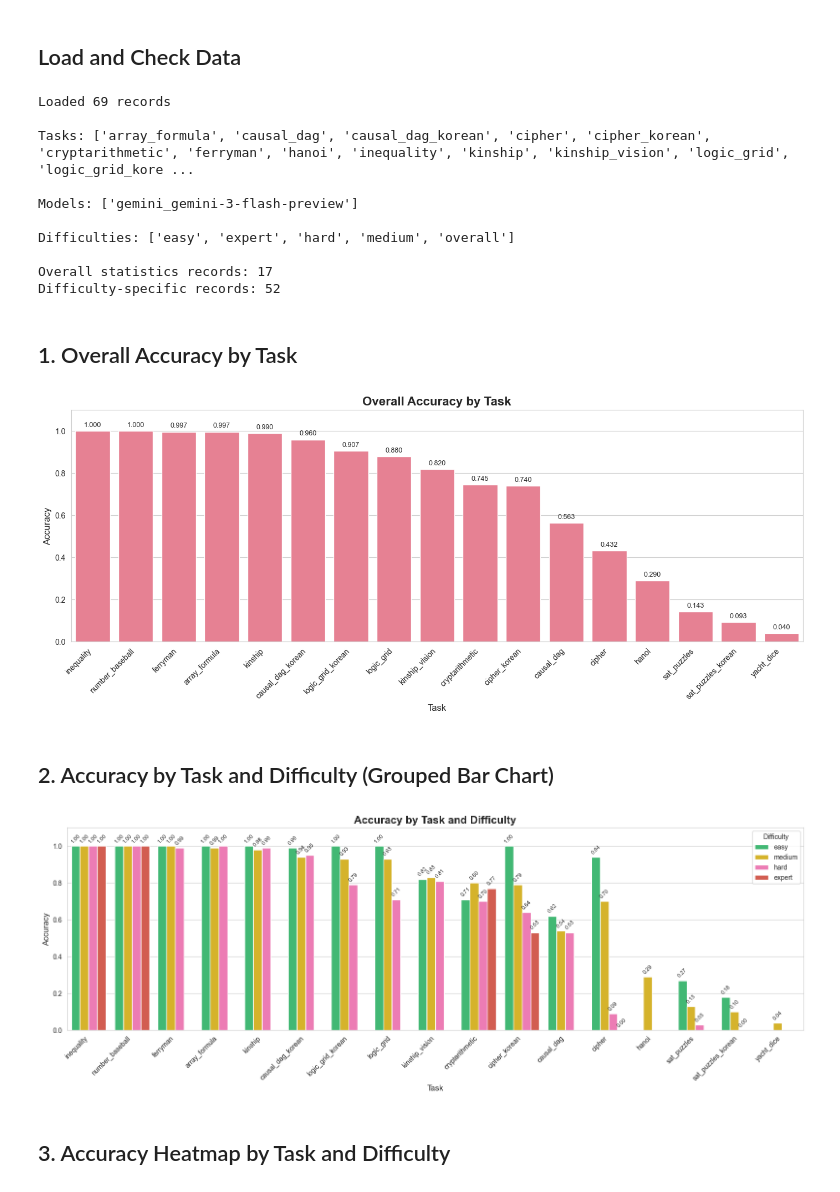
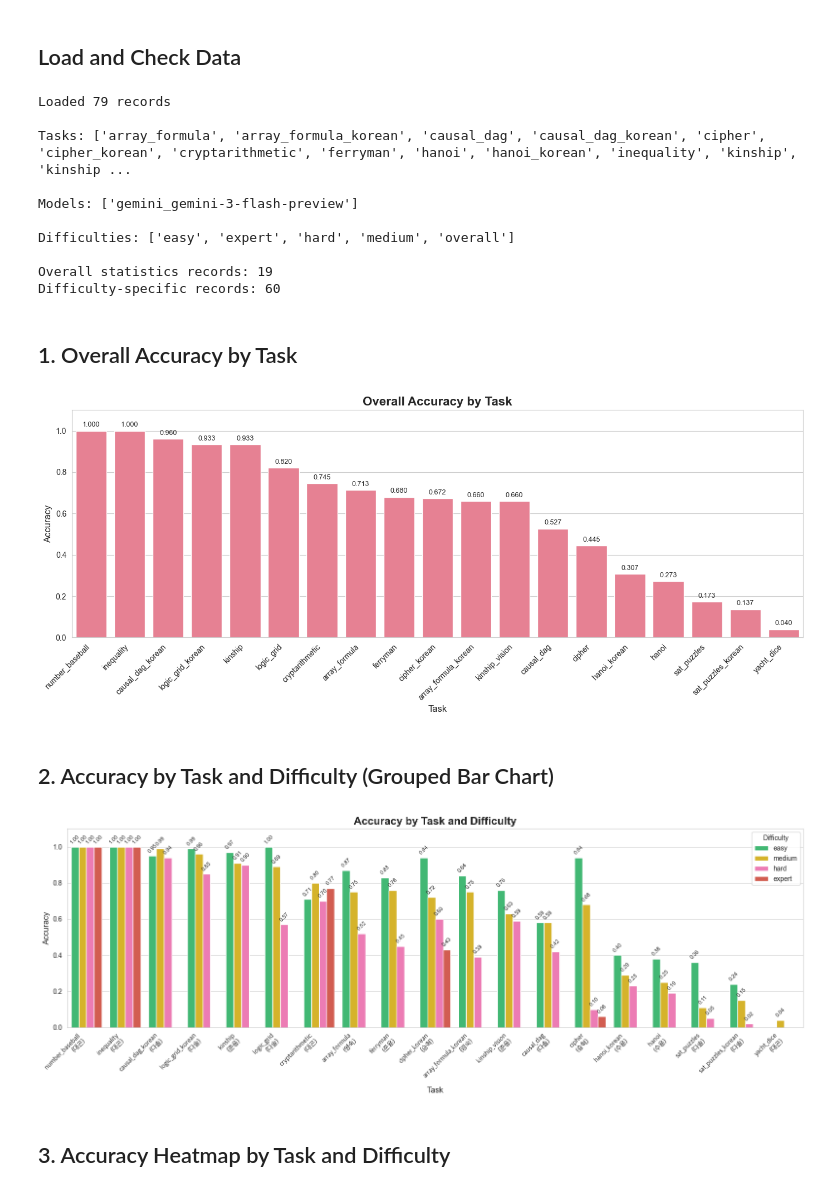
Before and after one commit to HAE-RAE/logical-puzzles, a Jupyter notebook: scripts/visualize_results.ipynb, the cells around one changed output. Cells and saved outputs as stored; diff of their text form; code cells hidden in the pictures.

```diff
--- a/scripts/visualize_results.ipynb
+++ b/scripts/visualize_results.ipynb
@@ -60,7 +60,6 @@ Libraries loaded successfully
 ## Data Loading Function
 # %%
 def load_all_results(results_dir: Path) -> pd.DataFrame:
-    """모든 JSON 결과 파일을 로드하여 DataFrame으로 변환"""
     data = []
 
     for model_dir in results_dir.iterdir():
@@ -78,6 +77,9 @@ def load_all_results(results_dir: Path) -> pd.DataFrame:
             json_files = list(task_dir.glob("*.json"))
             if not json_files:
                 continue
+
+            json_files.sort(key=lambda f: f.name)
+            json_files = [json_files[-1]]
 
             for json_file in json_files:
                 try:
@@ -138,16 +140,16 @@ df_by_difficulty = df[df['difficulty'] != 'overall'].copy()
 print(f"\nOverall statistics records: {len(df_overall)}")
 print(f"Difficulty-specific records: {len(df_by_difficulty)}")
 # %% [output]
-Loaded 69 records
+Loaded 79 records
 
-Tasks: ['array_formula', 'causal_dag', 'causal_dag_korean', 'cipher', 'cipher_korean', 'cryptarithmetic', 'ferryman', 'hanoi', 'inequality', 'kinship', 'kinship_vision', 'logic_grid', 'logic_grid_kore ...
+Tasks: ['array_formula', 'array_formula_korean', 'causal_dag', 'causal_dag_korean', 'cipher', 'cipher_korean', 'cryptarithmetic', 'ferryman', 'hanoi', 'hanoi_korean', 'inequality', 'kinship', 'kinship ...
 
 Models: ['gemini_gemini-3-flash-preview']
 
 Difficulties: ['easy', 'expert', 'hard', 'medium', 'overall']
 
-Overall statistics records: 17
-Difficulty-specific records: 52
+Overall statistics records: 19
+Difficulty-specific records: 60
 # %% [markdown]
 ## 1. Overall Accuracy by Task
 # %%
@@ -167,10 +169,34 @@ for container in ax.containers:
 plt.tight_layout()
 plt.show()
 # %% [output]
-[figure, old version]
+[figure, new version]
 # %% [markdown]
 ## 2. Accuracy by Task and Difficulty (Grouped Bar Chart)
 # %%
+TASK_OWNERS = {
+    'array_formula': '영숙',
+    'array_formula_korean': '영숙',
+    'causal_dag': '다솔',
+    'causal_dag_korean': '다솔',
+    'cipher': '승혁',
+    'cipher_korean': '승혁',
+    'cryptarithmetic': '대곤',
+    'ferryman': '준용',
+    'hanoi': '수용',
+    'hanoi_korean': '수용',
+    'inequality': '대곤',
+    'kinship': '준용',
+    'kinship_vision': '준용',
+    'logic_grid': '다솔',
+    'logic_grid_korean': '다솔',
+    'minesweeper': '대곤',
+    'number_baseball': '대곤',
+    'sat_puzzles': '다솔',
+    'sat_puzzles_korean': '다솔',
+    'sudoku': '대곤',
+    'yacht_dice': '대곤',
+}
+
 if len(df_by_difficulty) > 0:
     plt.figure(figsize=(16, 6))
     difficulty_order = ['easy', 'medium', 'hard', 'expert']
@@ -180,35 +206,52 @@ if len(df_by_difficulty) > 0:
         # Color palette: easy=green, medium=yellow, hard=pink, expert=red
         difficulty_colors = {
             'easy': '#2ecc71',      # Green
             'medium': '#f1c40f',    # Yellow
             'hard': '#ff69b4',     # Pink
             'expert': '#e74c3c'    # Red
         }
         palette = [difficulty_colors.get(d, '#3498db') for d in available_difficulties]
 
         task_order = df_overall.groupby('task')['accuracy'].mean().sort_values(ascending=False).index
         ax = sns.barplot(data=df_by_difficulty, x='task', y='accuracy', hue='difficulty',
                    hue_order=available_difficulties, order=task_order, palette=palette)
         plt.title('Accuracy by Task and Difficulty', fontsize=16, fontweight='bold')
         plt.xlabel('Task', fontsize=12)
         plt.ylabel('Accuracy', fontsize=12)
-        plt.xticks(rotation=45, ha='right')
         plt.ylim(0, 1.1)
         plt.legend(title='Difficulty', loc='upper right')
+
+        # Set x-tick labels with owner names in parentheses
+        tick_labels = [f"{t}\n({TASK_OWNERS[t]})" if t in TASK_OWNERS else t for t in task_order]
+
+        # Use FontProperties with direct font file path to reliably render Korean
+        korean_font_path = next(
+            (f.fname for f in fm.fontManager.ttflist
+             if f.name in ['AppleGothic', 'Apple SD Gothic Neo', 'NanumGothic', 'NanumBarunGothic']),
+            None
+        )
+        fp = fm.FontProperties(fname=korean_font_path) if korean_font_path else None
+
+        from matplotlib.ticker import FixedLocator
+        ax.xaxis.set_major_locator(FixedLocator(range(len(task_order))))
+        if fp:
+            ax.set_xticklabels(tick_labels, rotation=45, ha='right', fontproperties=fp)
+        else:
+            ax.set_xticklabels(tick_labels, rotation=45, ha='right')
 
         # Add value labels on bars (diagonal on top of bars to avoid overlap)
         for container in ax.containers:
             # Show all labels
             labels = [f'{val:.2f}' for val in container.datavalues]
             # bar_label doesn't support 'ha', so we use rotation only
             ax.bar_label(container, labels=labels, label_type='edge', padding=3, fontsize=8, rotation=45)
 
         plt.tight_layout()
         plt.show()
 else:
     print("No difficulty-specific data available.")
 # %% [output]
-[figure, old version]
+[figure, new version]
 # %% [markdown]
 ## 3. Accuracy Heatmap by Task and Difficulty
 # %%
```
Also changed, not shown: parts of 4 cells of this notebook, 3 other files.
